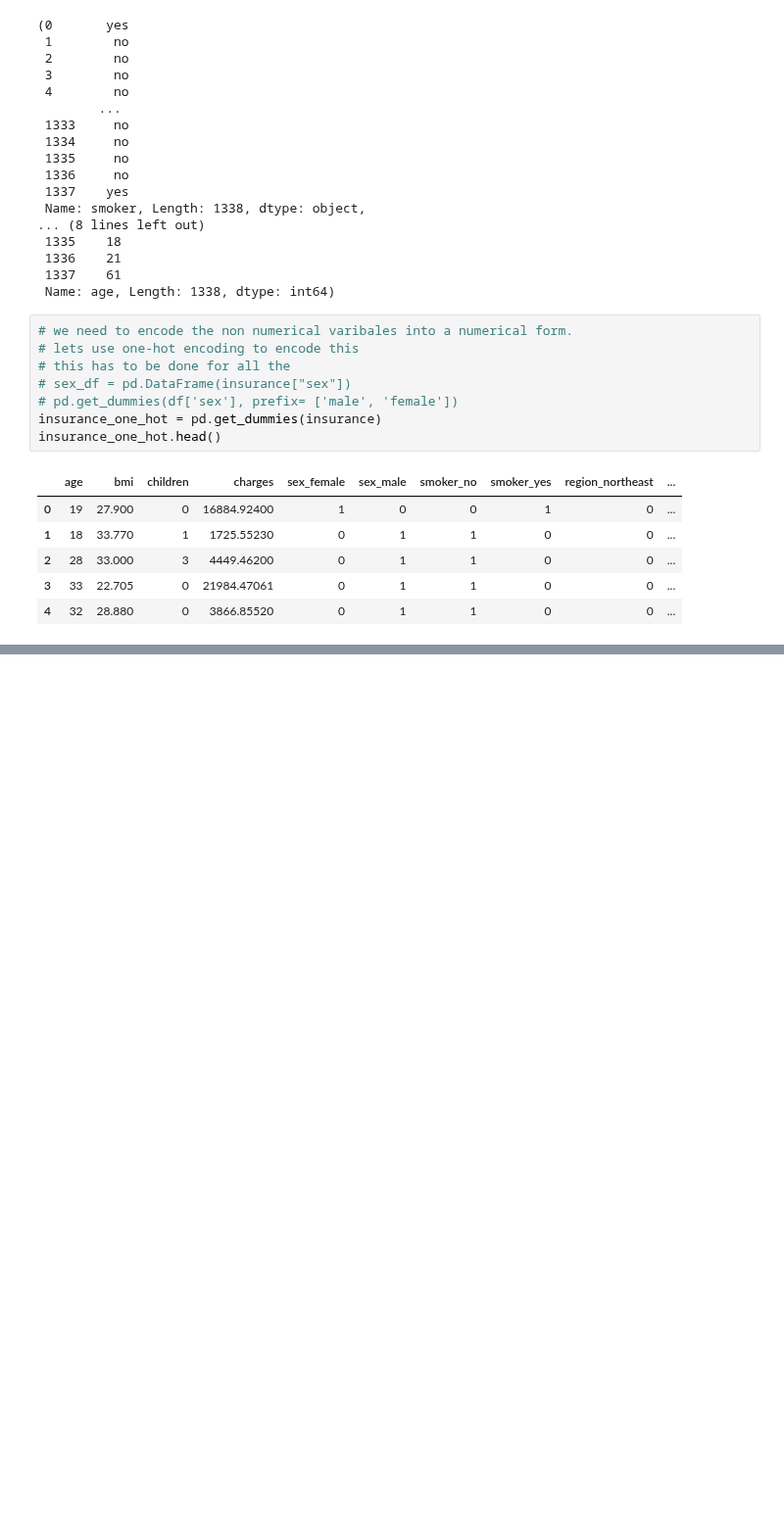
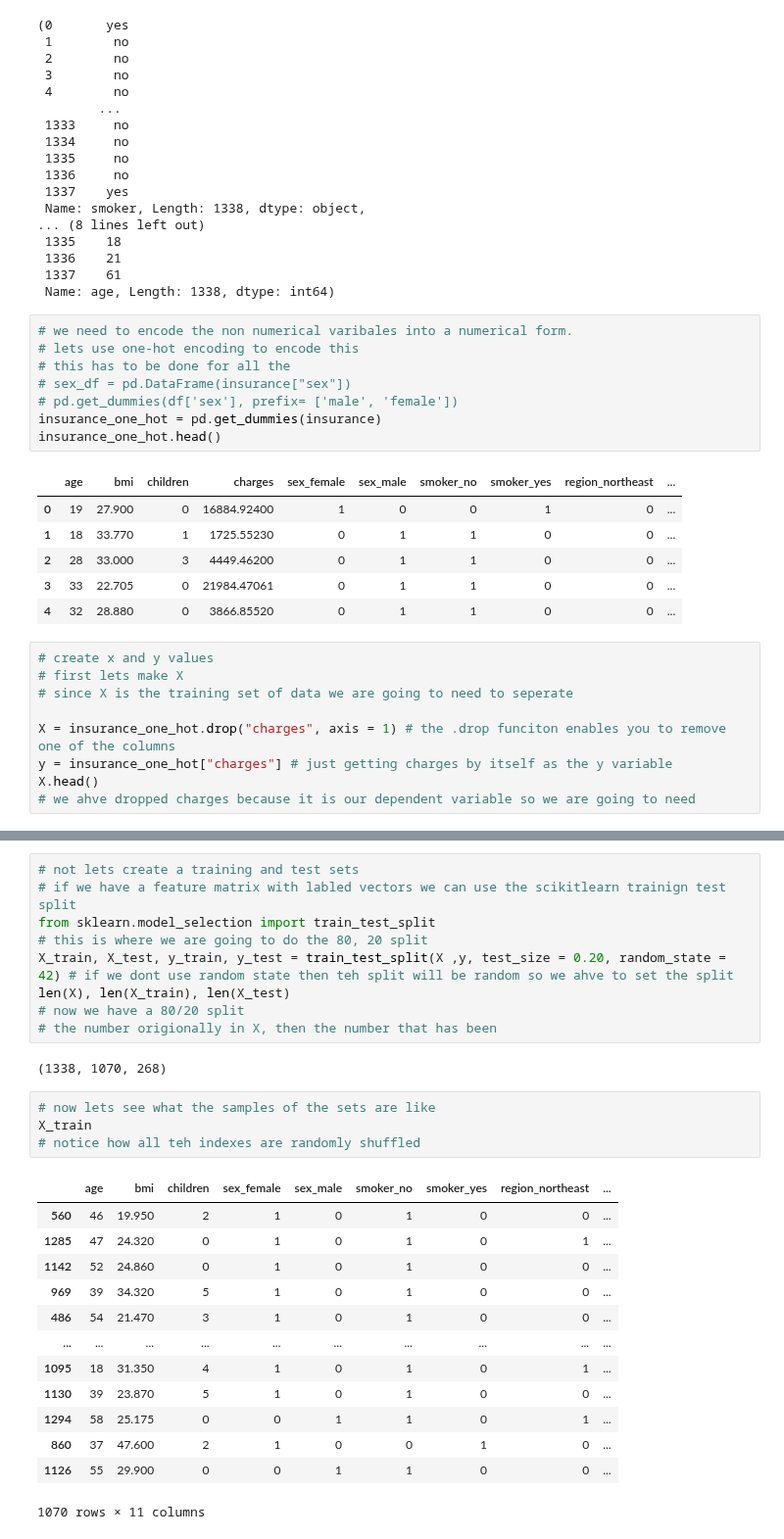
Before and after one commit to Janadhi14/tensorflow-test, a Jupyter notebook: insurance.ipynb, the cells around one changed output, grey strips where cells are left out. Shown at 98% size. Drawn from its saved outputs; the diff is of its cells as text; blank space fills up the shorter version.

Commit message:
insurance model built

```diff
--- a/insurance.ipynb
+++ b/insurance.ipynb
@@ -71,3 +72,12 @@ insurance_one_hot.head()
 | 2 | 28 | 33.000 | 3 | 4449.46200 | 0 | 1 | 1 | 0 | 0 | ... |
 | 3 | 33 | 22.705 | 0 | 21984.47061 | 0 | 1 | 1 | 0 | 0 | ... |
 | 4 | 32 | 28.880 | 0 | 3866.85520 | 0 | 1 | 1 | 0 | 0 | ... |
+# %%
+# create x and y values
+# first lets make X
+# since X is the training set of data we are going to need to seperate
+
+X = insurance_one_hot.drop("charges", axis = 1) # the .drop funciton enables you to remove one of the columns
+y = insurance_one_hot["charges"] # just getting charges by itself as the y variable
+X.head()
+# we ahve dropped charges because it is our dependent variable so we are going to need
@@ -73,0 +101,29 @@ insurance_one_hot.head()
+# %%
+# not lets create a training and test sets
+# if we have a feature matrix with labled vectors we can use the scikitlearn trainign test split
+from sklearn.model_selection import train_test_split
+# this is where we are going to do the 80, 20 split
+X_train, X_test, y_train, y_test = train_test_split(X ,y, test_size = 0.20, random_state = 42) # if we dont use random state then teh split will be random so we ahve to set the split
+len(X), len(X_train), len(X_test)
+# now we have a 80/20 split
+# the number origionally in X, then the number that has been
+# %% [output]
+(1338, 1070, 268)
+# %%
+# now lets see what the samples of the sets are like
+X_train
+# notice how all teh indexes are randomly shuffled
+# %% [output]
+|  | age | bmi | children | sex_female | sex_male | smoker_no | smoker_yes | region_northeast | ... |
+| 560 | 46 | 19.950 | 2 | 1 | 0 | 1 | 0 | 0 | ... |
+| 1285 | 47 | 24.320 | 0 | 1 | 0 | 1 | 0 | 1 | ... |
+| 1142 | 52 | 24.860 | 0 | 1 | 0 | 1 | 0 | 0 | ... |
+| 969 | 39 | 34.320 | 5 | 1 | 0 | 1 | 0 | 0 | ... |
+| 486 | 54 | 21.470 | 3 | 1 | 0 | 1 | 0 | 0 | ... |
+| ... | ... | ... | ... | ... | ... | ... | ... | ... | ... |
+| 1095 | 18 | 31.350 | 4 | 1 | 0 | 1 | 0 | 1 | ... |
+| 1130 | 39 | 23.870 | 5 | 1 | 0 | 1 | 0 | 0 | ... |
+| 1294 | 58 | 25.175 | 0 | 0 | 1 | 1 | 0 | 1 | ... |
+| 860 | 37 | 47.600 | 2 | 1 | 0 | 0 | 1 | 0 | ... |
+| 1126 | 55 | 29.900 | 0 | 0 | 1 | 1 | 0 | 0 | ... |
+1070 rows × 11 columns
```
Also changed, not shown: parts of 7 cells of this notebook.
